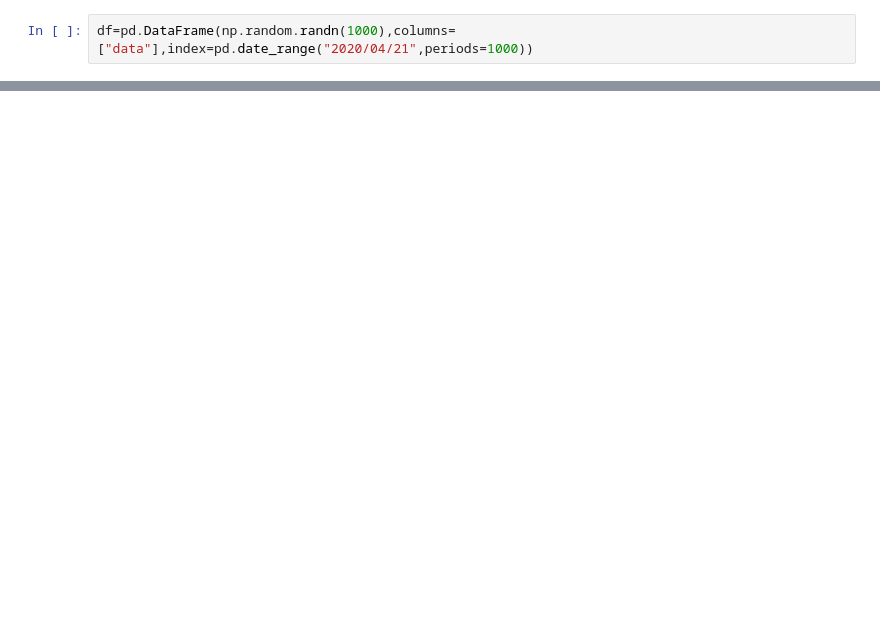
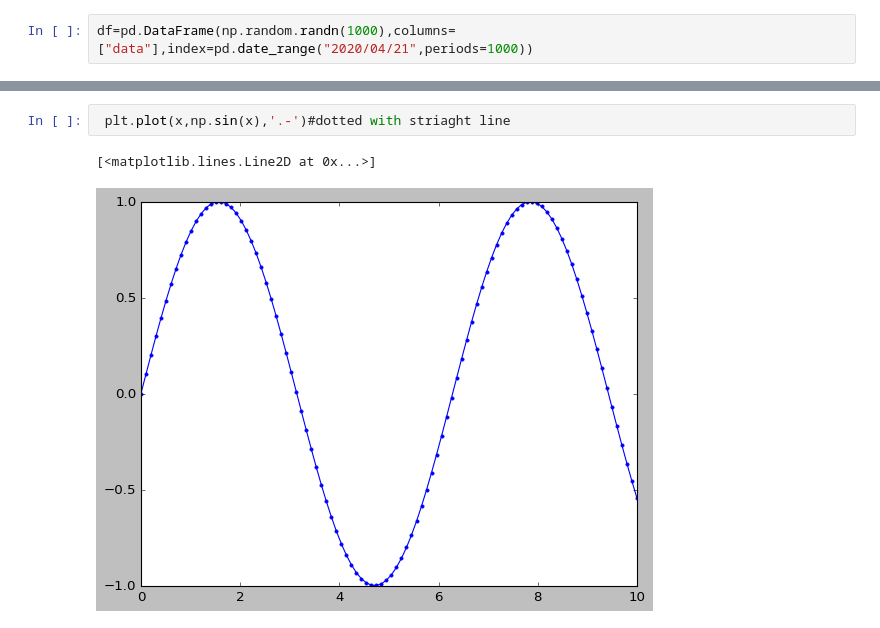
Before and after one commit to omkarpattnaik8080/Matplotlib01, a Jupyter notebook: MatplotlibComplete.ipynb, the cells around one changed output, grey strips where cells are left out. Drawn from its saved outputs; the diff is of its cells as text; blank space fills up the shorter version.

```diff
--- a/MatplotlibComplete.ipynb
+++ b/MatplotlibComplete.ipynb
@@ -53,0 +93,5 @@ df.plot(figsize=(20,8))
+# %%
+ plt.plot(x,np.sin(x),'.-')#dotted with striaght line
+# %% [output]
+[<matplotlib.lines.Line2D at 0x...>]
+[figure, added]
```
Also changed, not shown: parts of 11 cells of this notebook.
